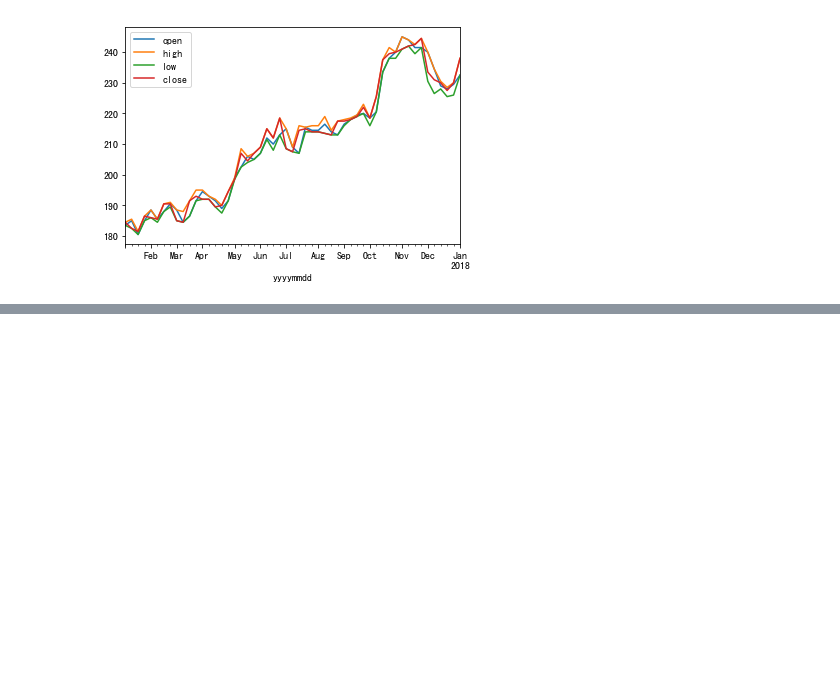
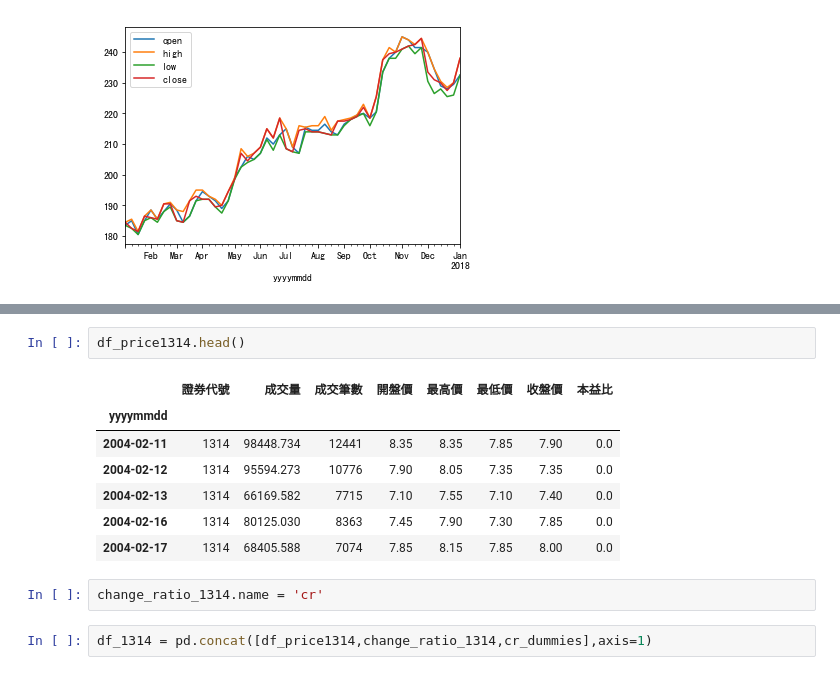
Before and after one commit to ihongChen/StockLab, a Jupyter notebook: abu_QT/pandas.ipynb, the cells around one changed output, grey strips where cells are left out. Drawn from its saved outputs; the diff is of its cells as text; blank space fills up the shorter version.

```diff
--- a/abu_QT/pandas.ipynb
+++ b/abu_QT/pandas.ipynb
@@ -339,0 +429,14 @@ df_2330_2017w.plot()
+# %%
+df_price1314.head()
+# %% [output]
+|  | 證券代號 | 成交量 | 成交筆數 | 開盤價 | 最高價 | 最低價 | 收盤價 | 本益比 |
+| yyyymmdd |  |  |  |  |  |  |  |  |
+| 2004-02-11 | 1314 | 98448.734 | 12441 | 8.35 | 8.35 | 7.85 | 7.90 | 0.0 |
+| 2004-02-12 | 1314 | 95594.273 | 10776 | 7.90 | 8.05 | 7.35 | 7.35 | 0.0 |
+| 2004-02-13 | 1314 | 66169.582 | 7715 | 7.10 | 7.55 | 7.10 | 7.40 | 0.0 |
+| 2004-02-16 | 1314 | 80125.030 | 8363 | 7.45 | 7.90 | 7.30 | 7.85 | 0.0 |
+| 2004-02-17 | 1314 | 68405.588 | 7074 | 7.85 | 8.15 | 7.85 | 8.00 | 0.0 |
+# %%
+change_ratio_1314.name = 'cr'
+# %%
+df_1314 = pd.concat([df_price1314,change_ratio_1314,cr_dummies],axis=1)
```
Also changed, not shown: parts of 18 cells of this notebook.
